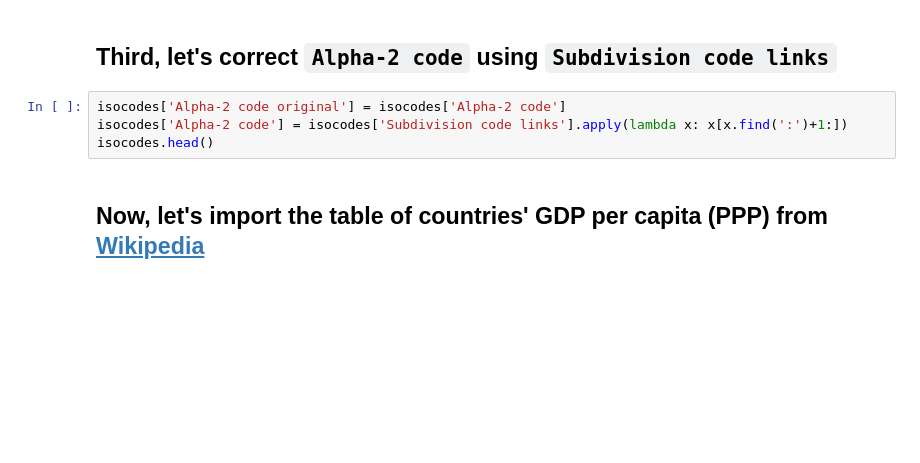
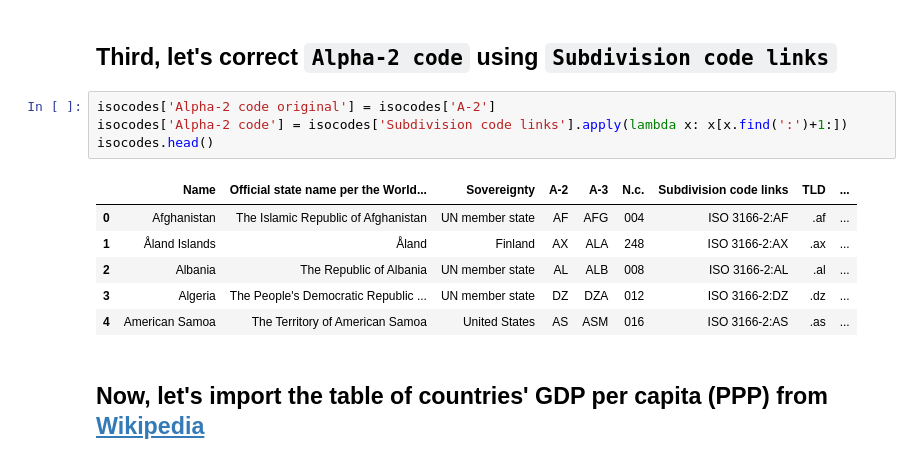
Before and after one commit to SMU-Econ-Growth/EconGrowthUG-Notebooks, a Jupyter notebook: Intro-Data-Analysis-Pandas.ipynb, the cells around one changed output. Saved outputs shown, nothing was run; the diff lists cells and outputs as text; blank space fills up the shorter version.

```diff
--- a/Intro-Data-Analysis-Pandas.ipynb
+++ b/Intro-Data-Analysis-Pandas.ipynb
@@ -606,9 +835,16 @@ isocodes.head()
 # %% [markdown]
 ## Third, let's correct `Alpha-2 code` using `Subdivision code links`
 # %%
-isocodes['Alpha-2 code original'] = isocodes['Alpha-2 code']
+isocodes['Alpha-2 code original'] = isocodes['A-2']
 isocodes['Alpha-2 code'] = isocodes['Subdivision code links'].apply(lambda x: x[x.find(':')+1:])
 isocodes.head()
+# %% [output]
+|  | Name | Official state name per the World... | Sovereignty | A-2 | A-3 | N.c. | Subdivision code links | TLD | ... |
+| 0 | Afghanistan | The Islamic Republic of Afghanistan | UN member state | AF | AFG | 004 | ISO 3166-2:AF | .af | ... |
+| 1 | Åland Islands | Åland | Finland | AX | ALA | 248 | ISO 3166-2:AX | .ax | ... |
+| 2 | Albania | The Republic of Albania | UN member state | AL | ALB | 008 | ISO 3166-2:AL | .al | ... |
+| 3 | Algeria | The People's Democratic Republic ... | UN member state | DZ | DZA | 012 | ISO 3166-2:DZ | .dz | ... |
+| 4 | American Samoa | The Territory of American Samoa | United States | AS | ASM | 016 | ISO 3166-2:AS | .as | ... |
 # %% [markdown]
 ## Now, let's import the table of countries' GDP per capita (PPP) from [Wikipedia](https://en.wikipedia.org/wiki/List_of_countries_by_GDP_(PPP)_per_capita)
 # %%
```
Also changed, not shown: parts of 49 cells of this notebook, 2 other files.
